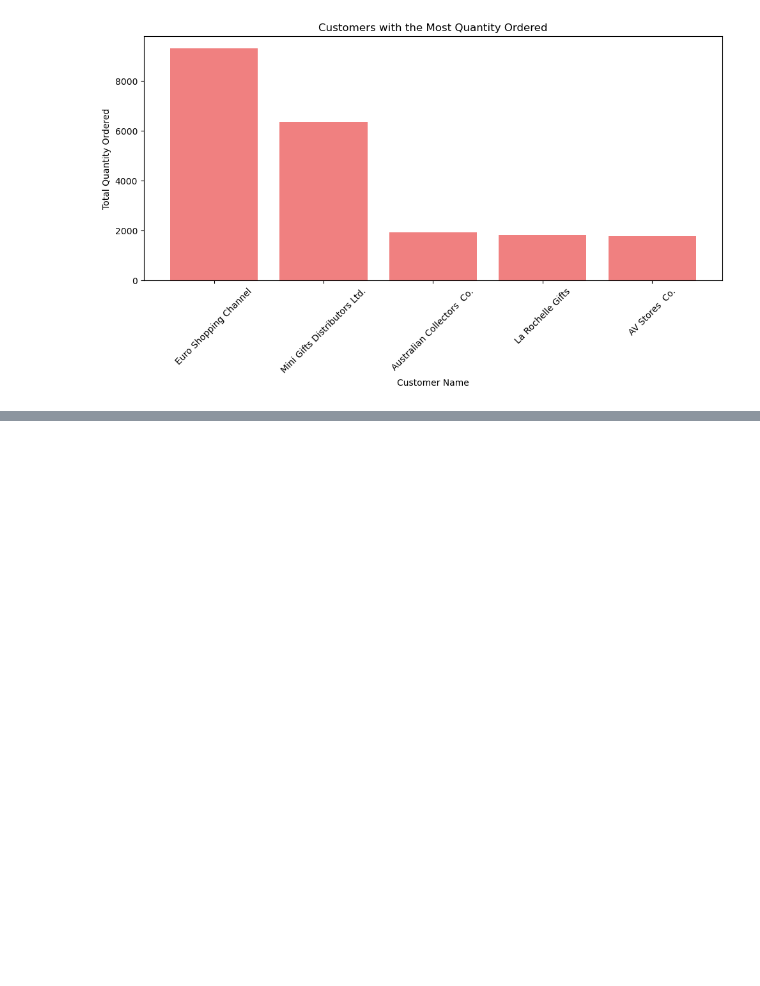
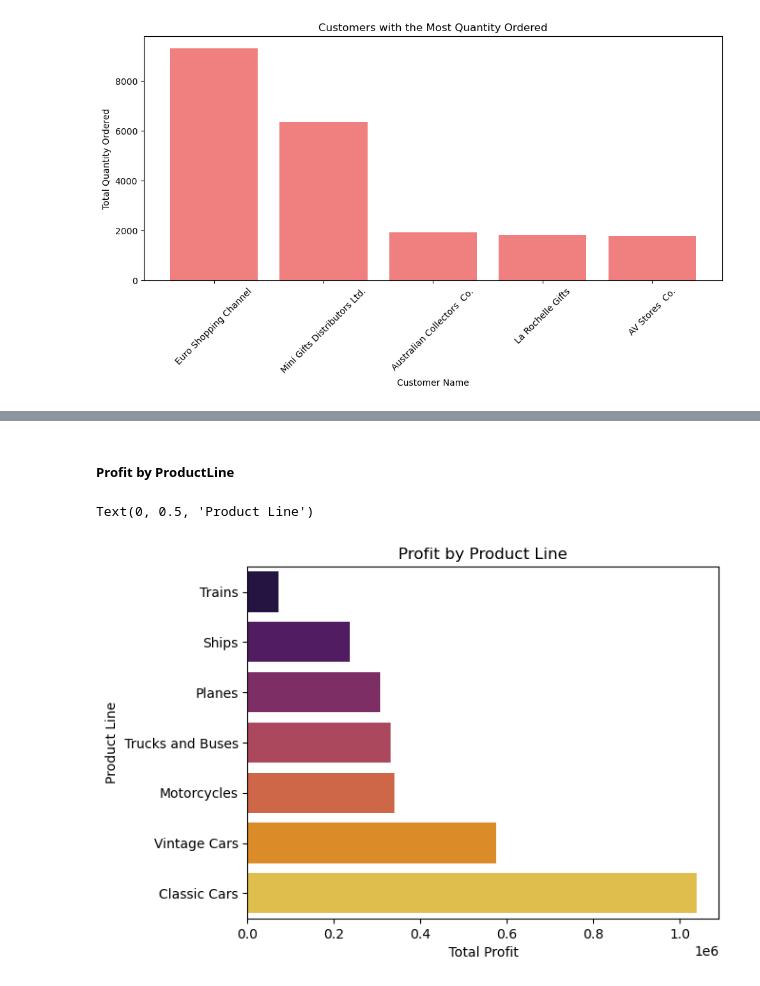
Before and after one commit to OjuokOchi/TOY-SALES-ANALYTICS, a Jupyter notebook: index.ipynb, the cells around one changed output, grey strips where cells are left out. Drawn from its saved outputs; the diff is of its cells as text; code cells hidden in the pictures; blank space fills up the shorter version.

```diff
--- a/index.ipynb
+++ b/index.ipynb
@@ -725,0 +743,12 @@ plt.show()
+# %% [markdown]
+##### Profit by ProductLine
+# %%
+plt.subplot(1, 1, 1)
+product_profit = sales.groupby('ProductLine')['Profit'].sum().sort_values()
+sns.barplot(x=product_profit.values, y=product_profit.index, palette='inferno')
+plt.title("Profit by Product Line")
+plt.xlabel("Total Profit")
+plt.ylabel("Product Line")
+# %% [output]
+Text(0, 0.5, 'Product Line')
+[figure, added]
```
Also changed, not shown: parts of 8 cells of this notebook.
